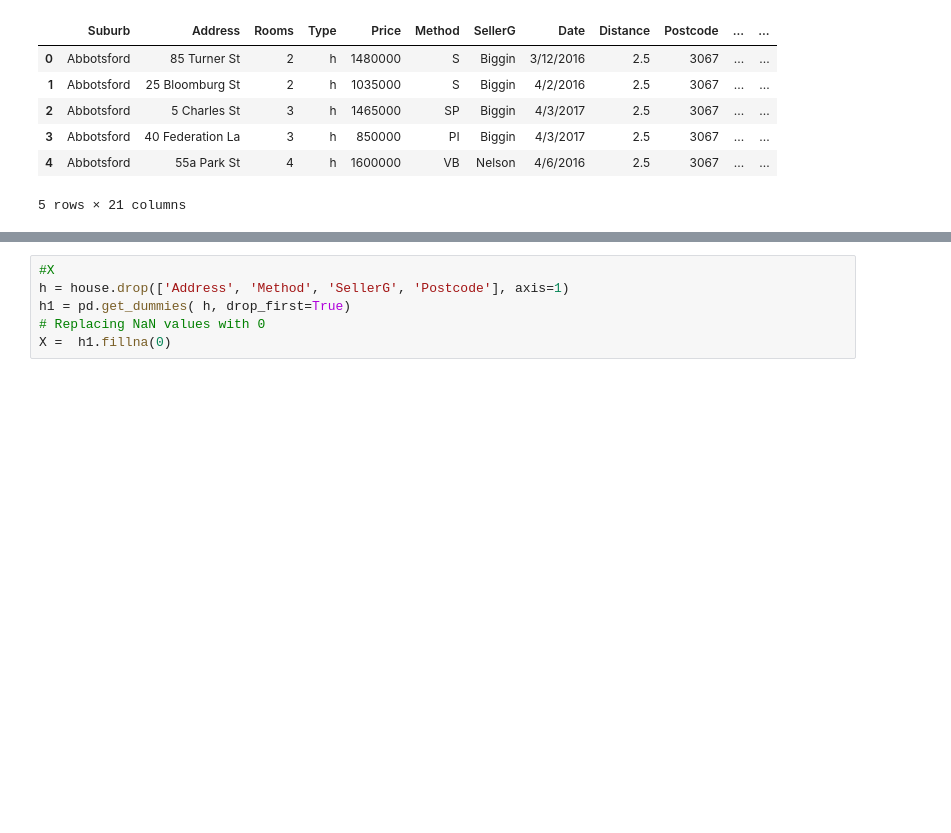
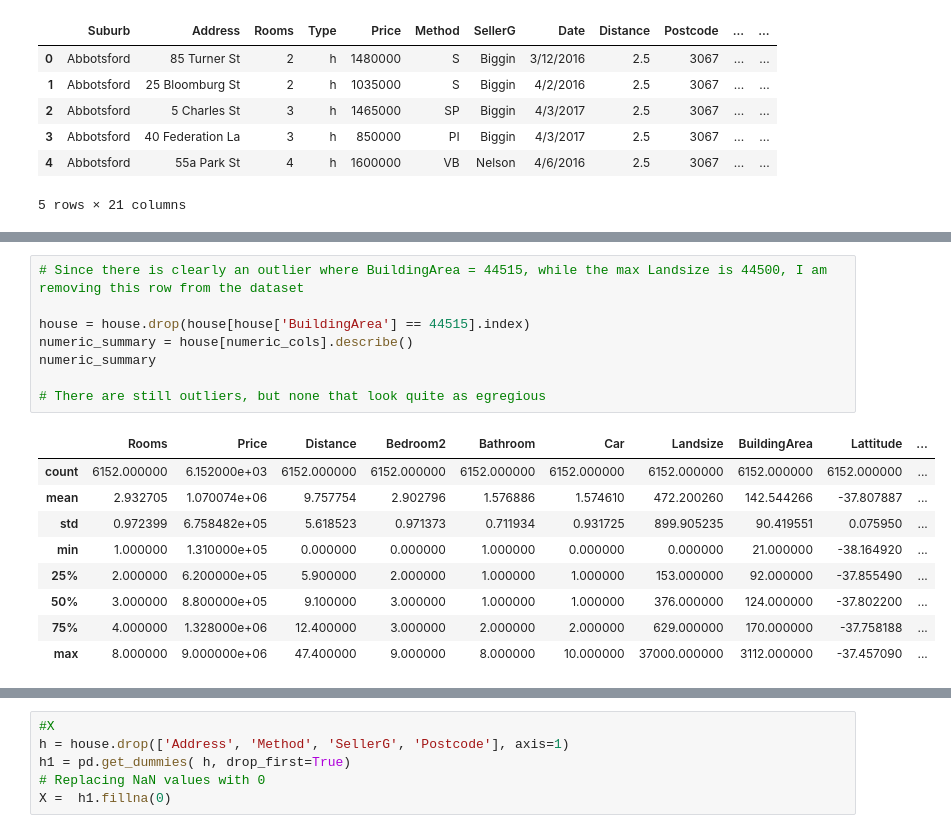
Before and after one commit to VinceGarcia11/Melbourne_Housing, a Jupyter notebook: Data_Mining.ipynb, the cells around one changed output, grey strips where cells are left out. Drawn from its saved outputs; the diff is of its cells as text; blank space fills up the shorter version.

```diff
--- a/Data_Mining.ipynb
+++ b/Data_Mining.ipynb
@@ -31,0 +87,18 @@ house.head()
+# %%
+# Since there is clearly an outlier where BuildingArea = 44515, while the max Landsize is 44500, I am removing this row from the dataset
+
+house = house.drop(house[house['BuildingArea'] == 44515].index)
+numeric_summary = house[numeric_cols].describe()
+numeric_summary
+
+# There are still outliers, but none that look quite as egregious
+# %% [output]
+|  | Rooms | Price | Distance | Bedroom2 | Bathroom | Car | Landsize | BuildingArea | Lattitude | ... |
+| count | 6152.000000 | 6.152000e+03 | 6152.000000 | 6152.000000 | 6152.000000 | 6152.000000 | 6152.000000 | 6152.000000 | 6152.000000 | ... |
+| mean | 2.932705 | 1.070074e+06 | 9.757754 | 2.902796 | 1.576886 | 1.574610 | 472.200260 | 142.544266 | -37.807887 | ... |
+| std | 0.972399 | 6.758482e+05 | 5.618523 | 0.971373 | 0.711934 | 0.931725 | 899.905235 | 90.419551 | 0.075950 | ... |
+| min | 1.000000 | 1.310000e+05 | 0.000000 | 0.000000 | 1.000000 | 0.000000 | 0.000000 | 21.000000 | -38.164920 | ... |
+| 25% | 2.000000 | 6.200000e+05 | 5.900000 | 2.000000 | 1.000000 | 1.000000 | 153.000000 | 92.000000 | -37.855490 | ... |
+| 50% | 3.000000 | 8.800000e+05 | 9.100000 | 3.000000 | 1.000000 | 1.000000 | 376.000000 | 124.000000 | -37.802200 | ... |
+| 75% | 4.000000 | 1.328000e+06 | 12.400000 | 3.000000 | 2.000000 | 2.000000 | 629.000000 | 170.000000 | -37.758188 | ... |
+| max | 8.000000 | 9.000000e+06 | 47.400000 | 9.000000 | 8.000000 | 10.000000 | 37000.000000 | 3112.000000 | -37.457090 | ... |
```
Also changed, not shown: parts of 14 cells of this notebook.
